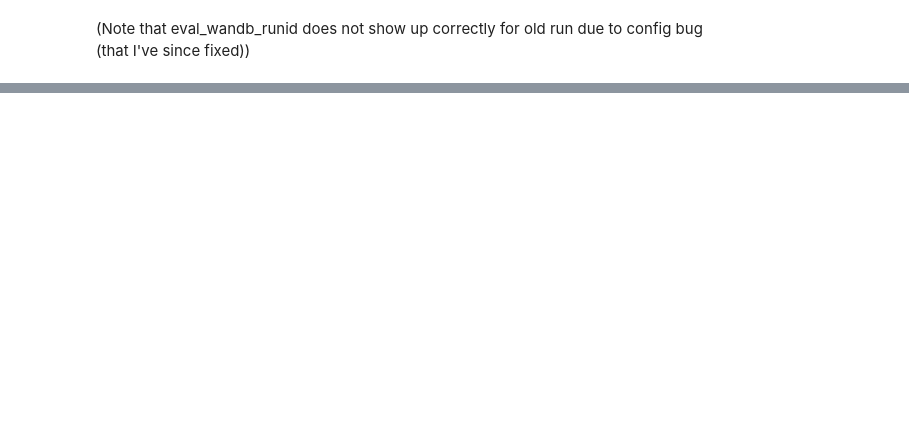
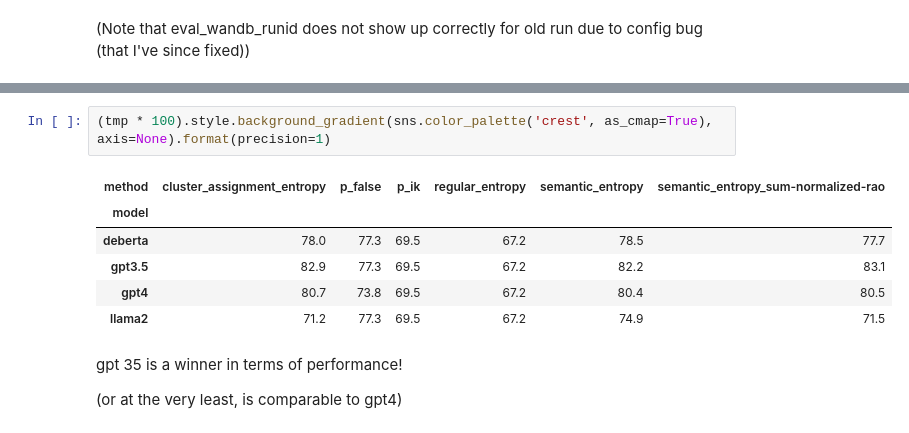
Before and after one commit to JThh/long_hallucinations, a Jupyter notebook: notebooks/paper_evals/23-11-28-sentence-entailment-ablation.ipynb, the cells around one changed output, grey strips where cells are left out. Cells and saved outputs as stored; diff of their text form; blank space fills up the shorter version.

```diff
--- a/notebooks/paper_evals/23-11-28-sentence-entailment-ablation.ipynb
+++ b/notebooks/paper_evals/23-11-28-sentence-entailment-ablation.ipynb
@@ -327,0 +395,13 @@ plt.tight_layout()
+# %%
+(tmp * 100).style.background_gradient(sns.color_palette('crest', as_cmap=True), axis=None).format(precision=1)
+# %% [output]
+| method | cluster_assignment_entropy | p_false | p_ik | regular_entropy | semantic_entropy | semantic_entropy_sum-normalized-rao |
+| model |  |  |  |  |  |  |
+| deberta | 78.0 | 77.3 | 69.5 | 67.2 | 78.5 | 77.7 |
+| gpt3.5 | 82.9 | 77.3 | 69.5 | 67.2 | 82.2 | 83.1 |
+| gpt4 | 80.7 | 73.8 | 69.5 | 67.2 | 80.4 | 80.5 |
+| llama2 | 71.2 | 77.3 | 69.5 | 67.2 | 74.9 | 71.5 |
+# %% [markdown]
+gpt 35 is a winner in terms of performance!
+
+(or at the very least, is comparable to gpt4)
```
Also changed, not shown: parts of 10 cells of this notebook, 5 other files.
